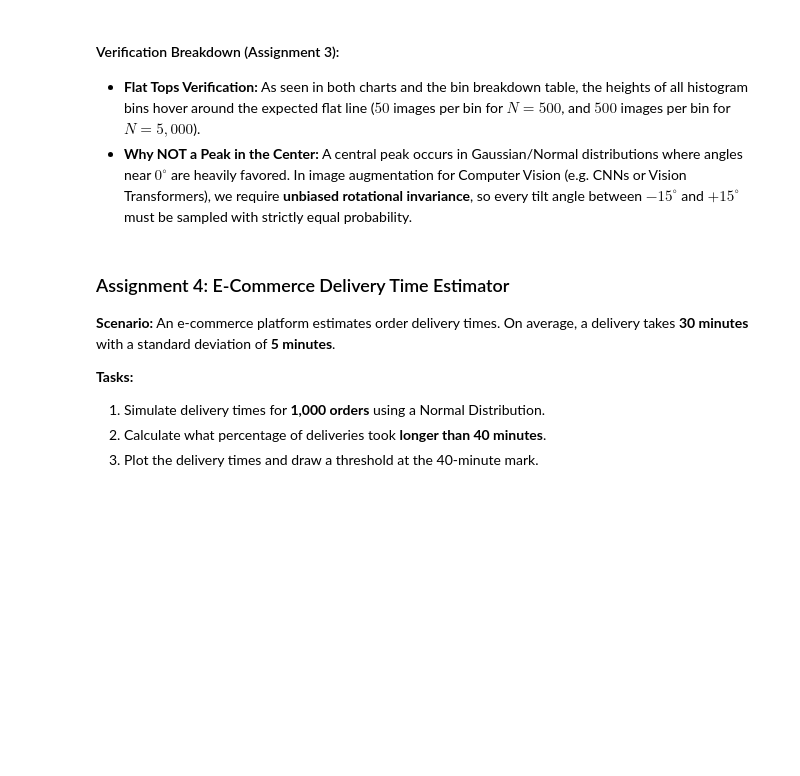
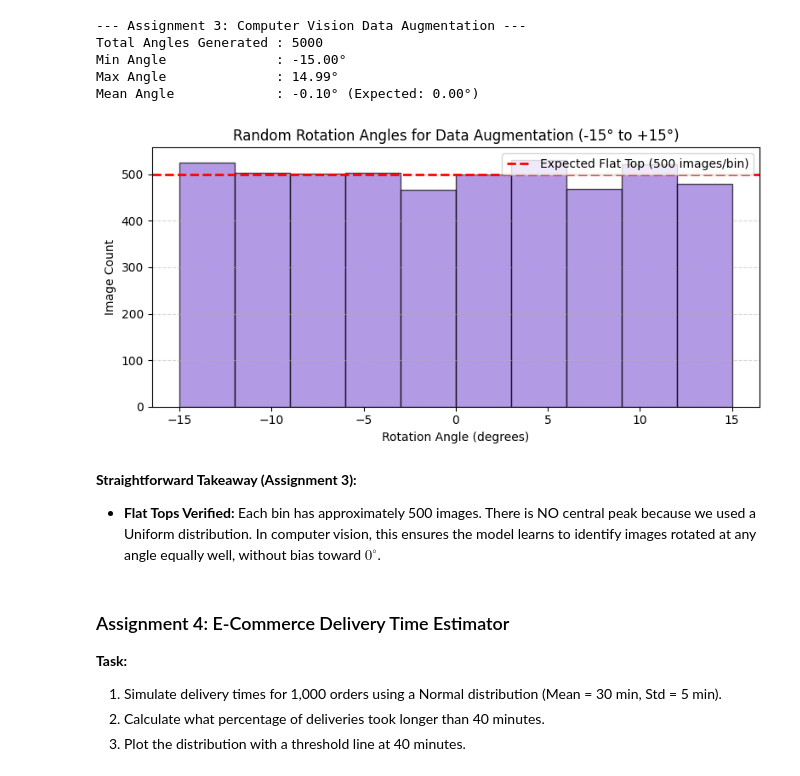
Before and after one commit to Abiads/CDAC-Data-Analytics, a Jupyter notebook: Day6/Assignment.ipynb, the cells around one changed output. Saved outputs shown, nothing was run; the diff lists cells and outputs as text; code cells hidden in the pictures; blank space fills up the shorter version.

```diff
--- a/Day6/Assignment.ipynb
+++ b/Day6/Assignment.ipynb
@@ -213,12 +103,43 @@ Expected Uniform Height  : 50 images/bin
-# %% [markdown]
-#### Verification Breakdown (Assignment 3):
-- **Flat Tops Verification:** As seen in both charts and the bin breakdown table, the heights of all histogram bins hover around the expected flat line ($50$ images per bin for $N=500$, and $500$ images per bin for $N=5,000$).
-- **Why NOT a Peak in the Center:** A central peak occurs in Gaussian/Normal distributions where angles near $0^\circ$ are heavily favored. In image augmentation for Computer Vision (e.g. CNNs or Vision Transformers), we require **unbiased rotational invariance**, so every tilt angle between $-15^\circ$ and $+15^\circ$ must be sampled with strictly equal probability.
+# %%
+import numpy as np
+import matplotlib.pyplot as plt
+
+np.random.seed(42)
+
+# 1. Generate 5,000 rotation angles between -15° and +15°
+angles = np.random.uniform(low=-15.0, high=15.0, size=5000)
+
+print("--- Assignment 3: Computer Vision Data Augmentation ---")
+print(f"Total Angles Generated : {len(angles)}")
+print(f"Min Angle              : {np.min(angles):.2f}°")
+print(f"Max Angle              : {np.max(angles):.2f}°")
+print(f"Mean Angle             : {np.mean(angles):.2f}° (Expected: 0.00°)")
+
+# 2. Plot Histogram to verify flat tops
+plt.figure(figsize=(8, 4))
+plt.hist(angles, bins=10, color='mediumpurple', edgecolor='black', alpha=0.7)
+plt.axhline(500, color='red', linestyle='--', linewidth=2, label='Expected Flat Top (500 images/bin)')
+
+plt.title("Random Rotation Angles for Data Augmentation (-15° to +15°)")
+plt.xlabel("Rotation Angle (degrees)")
+plt.ylabel("Image Count")
+plt.legend()
+plt.grid(axis='y', linestyle='--', alpha=0.5)
+plt.tight_layout()
+plt.show()
+# %% [output]
+--- Assignment 3: Computer Vision Data Augmentation ---
+Total Angles Generated : 5000
+Min Angle              : -15.00°
+Max Angle              : 14.99°
+Mean Angle             : -0.10° (Expected: 0.00°)
+[figure, added]
+# %% [markdown]
+**Straightforward Takeaway (Assignment 3):**
+- **Flat Tops Verified:** Each bin has approximately 500 images. There is NO central peak because we used a Uniform distribution. In computer vision, this ensures the model learns to identify images rotated at any angle equally well, without bias toward $0^\circ$.
 # %% [markdown]
 ### Assignment 4: E-Commerce Delivery Time Estimator
-**Scenario:** An e-commerce platform estimates order delivery times. On average, a delivery takes **30 minutes** with a standard deviation of **5 minutes**.
-
-**Tasks:**
-1. Simulate delivery times for **1,000 orders** using a Normal Distribution.
-2. Calculate what percentage of deliveries took **longer than 40 minutes**.
-3. Plot the delivery times and draw a threshold at the 40-minute mark.
+**Task:**
+1. Simulate delivery times for 1,000 orders using a Normal distribution (Mean = 30 min, Std = 5 min).
+2. Calculate what percentage of deliveries took longer than 40 minutes.
+3. Plot the distribution with a threshold line at 40 minutes.
```
Also changed, not shown: parts of 21 cells of this notebook.
